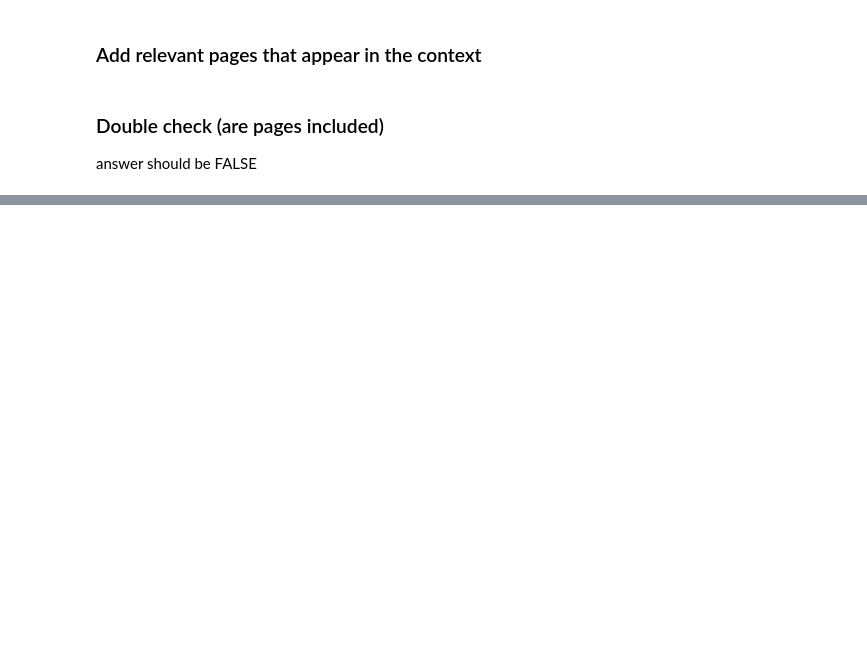
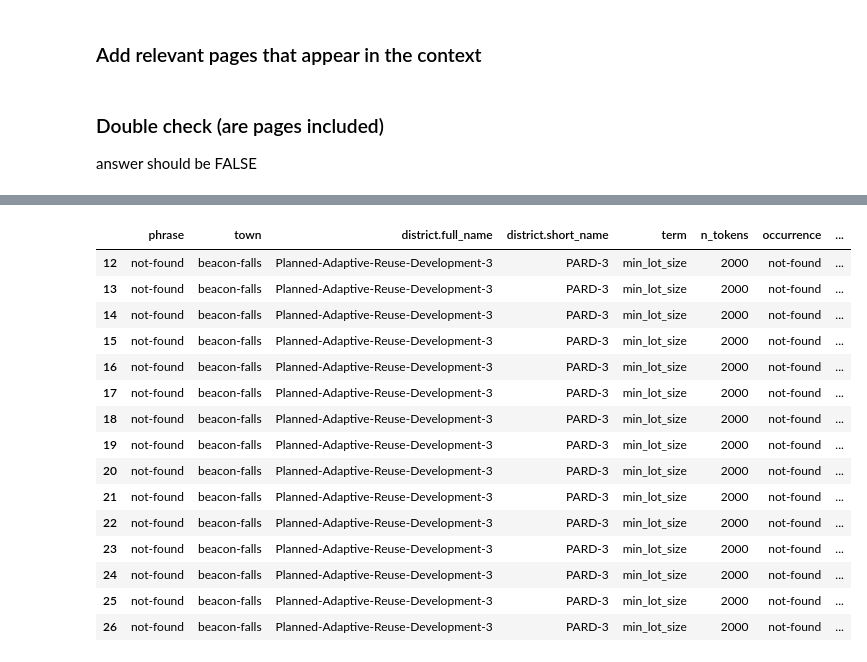
Before and after one commit to National-Zoning-Atlas/zoning-gpt, a Jupyter notebook: jcllobet/explore_included_context_data.ipynb, the cells around one changed output, grey strips where cells are left out. Drawn from its saved outputs; the diff is of its cells as text; code cells hidden in the pictures; blank space fills up the shorter version.

```diff
--- a/jcllobet/explore_included_context_data.ipynb
+++ b/jcllobet/explore_included_context_data.ipynb
@@ -316,0 +355,19 @@ df
+# %%
+df[df.town =="beacon-falls"]
+# %% [output]
+|  | phrase | town | district.full_name | district.short_name | term | n_tokens | occurrence | ... |
+| 12 | not-found | beacon-falls | Planned-Adaptive-Reuse-Development-3 | PARD-3 | min_lot_size | 2000 | not-found | ... |
+| 13 | not-found | beacon-falls | Planned-Adaptive-Reuse-Development-3 | PARD-3 | min_lot_size | 2000 | not-found | ... |
+| 14 | not-found | beacon-falls | Planned-Adaptive-Reuse-Development-3 | PARD-3 | min_lot_size | 2000 | not-found | ... |
+| 15 | not-found | beacon-falls | Planned-Adaptive-Reuse-Development-3 | PARD-3 | min_lot_size | 2000 | not-found | ... |
+| 16 | not-found | beacon-falls | Planned-Adaptive-Reuse-Development-3 | PARD-3 | min_lot_size | 2000 | not-found | ... |
+| 17 | not-found | beacon-falls | Planned-Adaptive-Reuse-Development-3 | PARD-3 | min_lot_size | 2000 | not-found | ... |
+| 18 | not-found | beacon-falls | Planned-Adaptive-Reuse-Development-3 | PARD-3 | min_lot_size | 2000 | not-found | ... |
+| 19 | not-found | beacon-falls | Planned-Adaptive-Reuse-Development-3 | PARD-3 | min_lot_size | 2000 | not-found | ... |
+| 20 | not-found | beacon-falls | Planned-Adaptive-Reuse-Development-3 | PARD-3 | min_lot_size | 2000 | not-found | ... |
+| 21 | not-found | beacon-falls | Planned-Adaptive-Reuse-Development-3 | PARD-3 | min_lot_size | 2000 | not-found | ... |
+| 22 | not-found | beacon-falls | Planned-Adaptive-Reuse-Development-3 | PARD-3 | min_lot_size | 2000 | not-found | ... |
+| 23 | not-found | beacon-falls | Planned-Adaptive-Reuse-Development-3 | PARD-3 | min_lot_size | 2000 | not-found | ... |
+| 24 | not-found | beacon-falls | Planned-Adaptive-Reuse-Development-3 | PARD-3 | min_lot_size | 2000 | not-found | ... |
+| 25 | not-found | beacon-falls | Planned-Adaptive-Reuse-Development-3 | PARD-3 | min_lot_size | 2000 | not-found | ... |
+| 26 | not-found | beacon-falls | Planned-Adaptive-Reuse-Development-3 | PARD-3 | min_lot_size | 2000 | not-found | ... |
```
Also changed, not shown: parts of 8 cells of this notebook, 2 other files.
